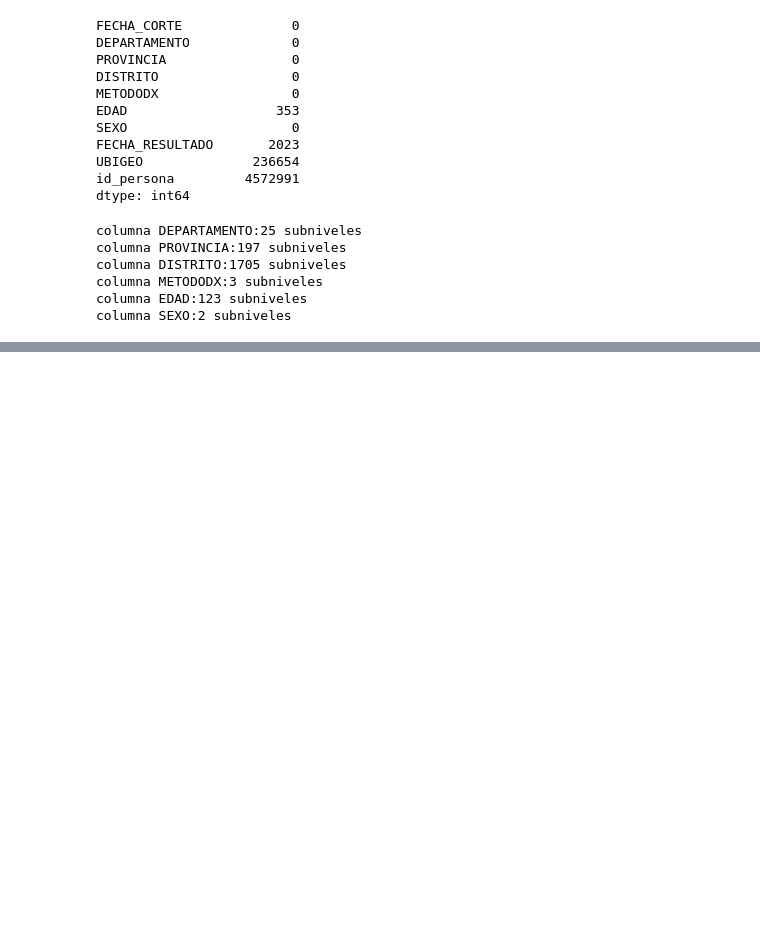
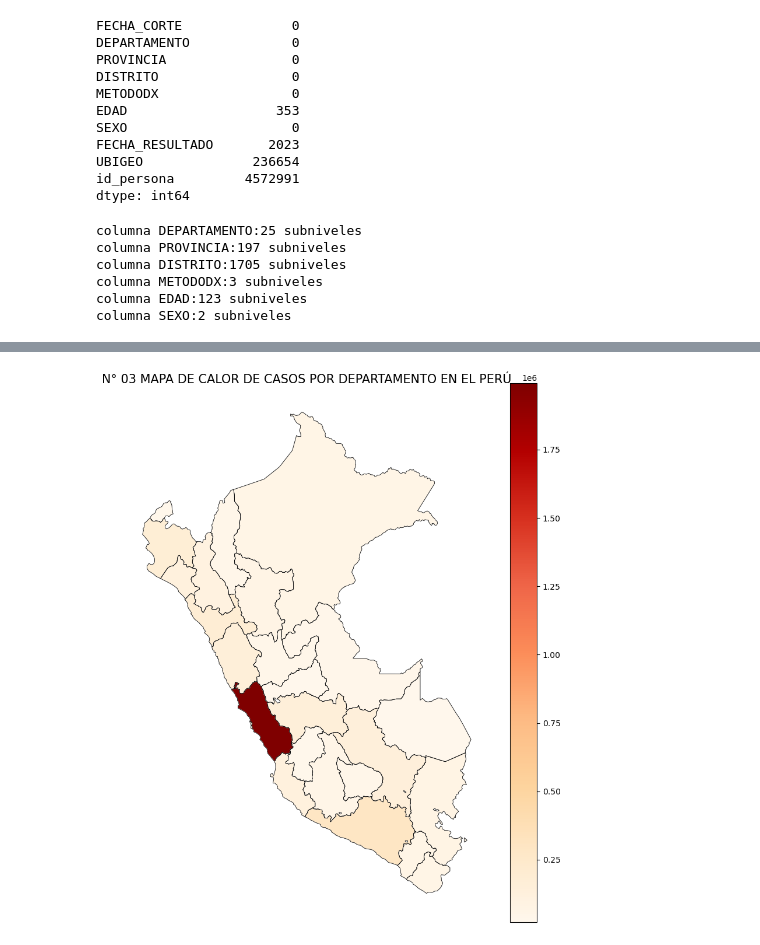
Before and after one commit to alexd7537/proyecto-de-Alex, a Jupyter notebook: limpieza y analisis de datos.ipynb, the cells around one changed output, grey strips where cells are left out. Drawn from its saved outputs; the diff is of its cells as text; code cells hidden in the pictures; blank space fills up the shorter version.

```diff
--- a/limpieza y analisis de datos.ipynb
+++ b/limpieza y analisis de datos.ipynb
@@ -134,0 +187,22 @@ basedat
+# %%
+import geopandas as gpd
+
+conteo_departamento = basedat['DEPARTAMENTO'].value_counts().reset_index()
+conteo_departamento.columns = ['DEPARTAMENTO', 'CASOS']
+
+mapa_peru = gpd.read_file('https://github.com/juaneladio/peru-geojson/raw/master/peru_departamental_simple.geojson')
+
+mapa_peru['NOMBDEP'] = mapa_peru['NOMBDEP'].str.upper()
+
+mapa_completo = mapa_peru.merge(conteo_departamento, left_on='NOMBDEP', right_on='DEPARTAMENTO')
+
+fig, ax = plt.subplots(1, 1, figsize=(10, 12))
+mapa_peru.boundary.plot(ax=ax, color='black', linewidth=0.5)
+mapa_completo.plot(column='CASOS', cmap='OrRd', linewidth=0.8, ax=ax, edgecolor='0.8', legend=True)
+
+ax.set_title('N° 03 MAPA DE CALOR DE CASOS POR DEPARTAMENTO EN EL PERÚ', fontsize=15)
+ax.axis('off')
+
+plt.show()
+# %% [output]
+[figure, added]
```
Also changed, not shown: parts of 31 cells of this notebook.
